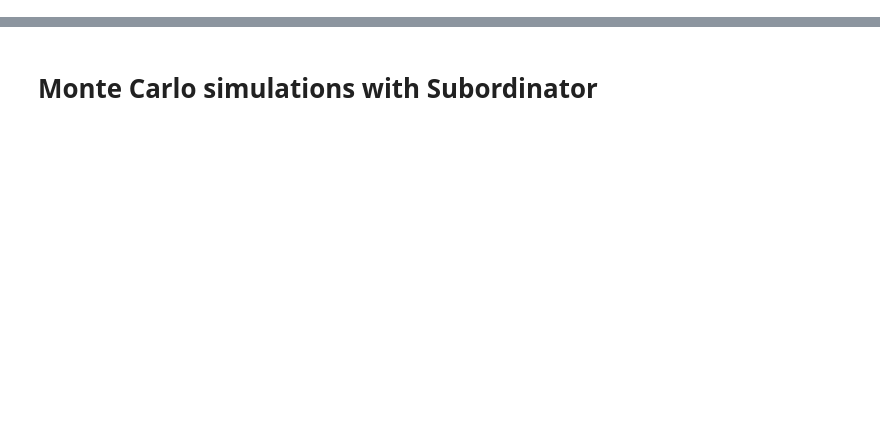
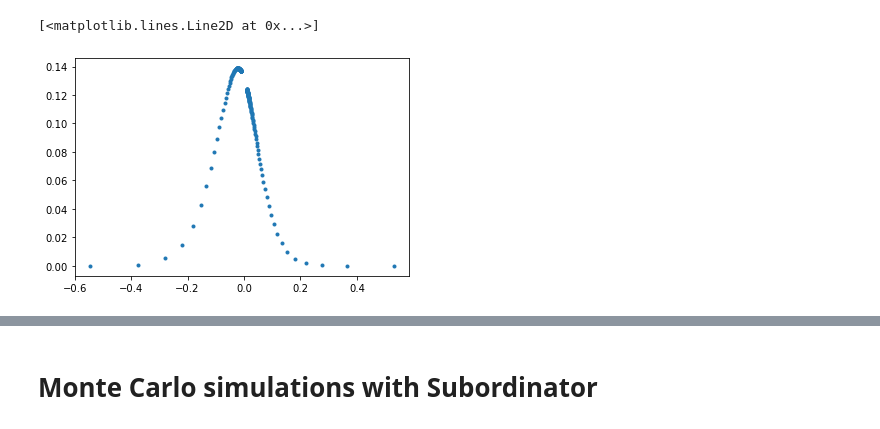
Before and after one commit to iatrogenic/levy-processes, a Jupyter notebook: Code/Meixner with Subordinator.ipynb, the cells around one changed output, grey strips where cells are left out. Saved outputs shown, nothing was run; the diff lists cells and outputs as text; code cells hidden in the pictures; blank space fills up the shorter version.

```diff
--- a/Code/Meixner with Subordinator.ipynb
+++ b/Code/Meixner with Subordinator.ipynb
@@ -83,6 +83,11 @@ def meix_optimization(k, alpha):
 indicator = lambda cond : 1 if cond else 0
 # %%
 partition, lambdas, c, gamma_, sigma_ = meix_optimization(100, 1)
+# %%
+plt.plot(c,lambdas,".")
+# %% [output]
+[<matplotlib.lines.Line2D at 0x...>]
+[figure, added]
 # %%
 def meixner_trajectory(time_points):
     # the actual trajectory of the meixner process starts here
```
Also changed, not shown: parts of 11 cells of this notebook.
